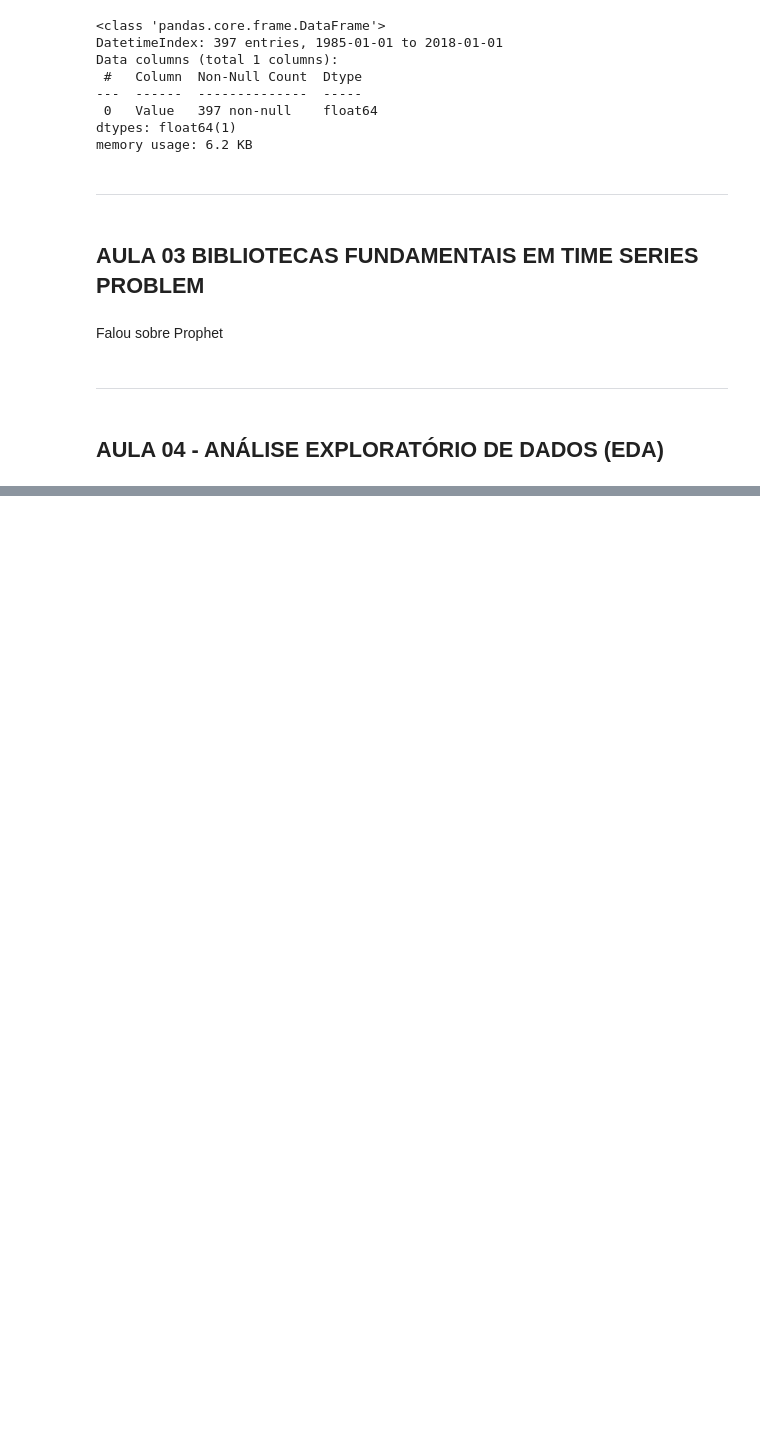
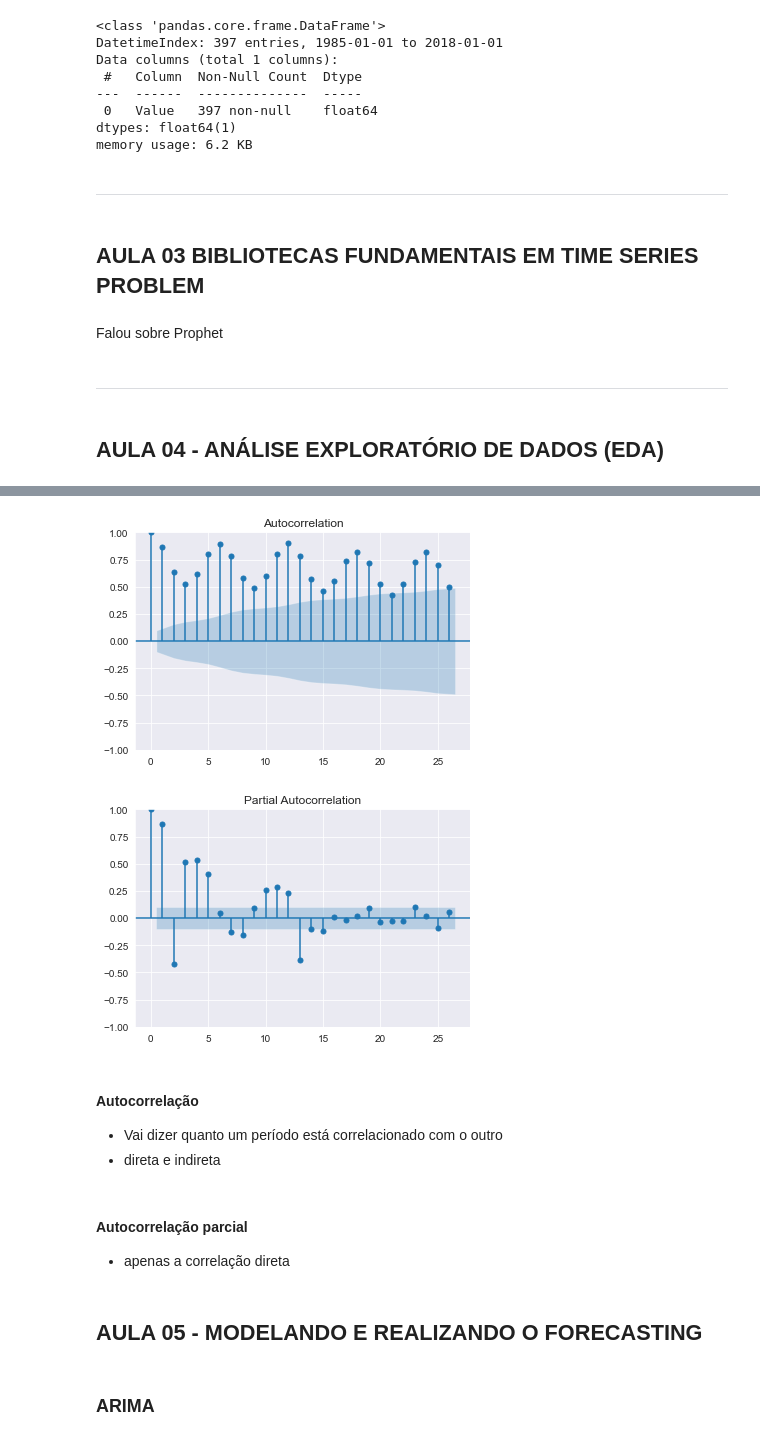
Before and after one commit to rfelipesilva/pos-tech-data-analytics, a Jupyter notebook: fase_02_machine_learning_and_time_series/jupyter/03-analise analise de series temporais.ipynb, the cells around one changed output, grey strips where cells are left out. Cells and saved outputs as stored; diff of their text form; code cells hidden in the pictures; blank space fills up the shorter version.

```diff
--- a/fase_02_machine_learning_and_time_series/jupyter/03-analise analise de series temporais.ipynb
+++ b/fase_02_machine_learning_and_time_series/jupyter/03-analise analise de series temporais.ipynb
@@ -312,0 +341,18 @@ Falou sobre Prophet
+# %%
+plot_acf(df.Value)
+plot_pacf(df.Value)
+plt.show()
+# %% [output]
+[figure, added]
+[figure, added]
+# %% [markdown]
+#### Autocorrelação
+- Vai dizer quanto um período está correlacionado com o outro
+- direta e indireta
+# %% [markdown]
+#### Autocorrelação parcial
+- apenas a correlação direta
+# %% [markdown]
+## AULA 05 - MODELANDO E REALIZANDO O FORECASTING
+# %% [markdown]
+### ARIMA
```
Also changed, not shown: parts of 8 cells of this notebook.
